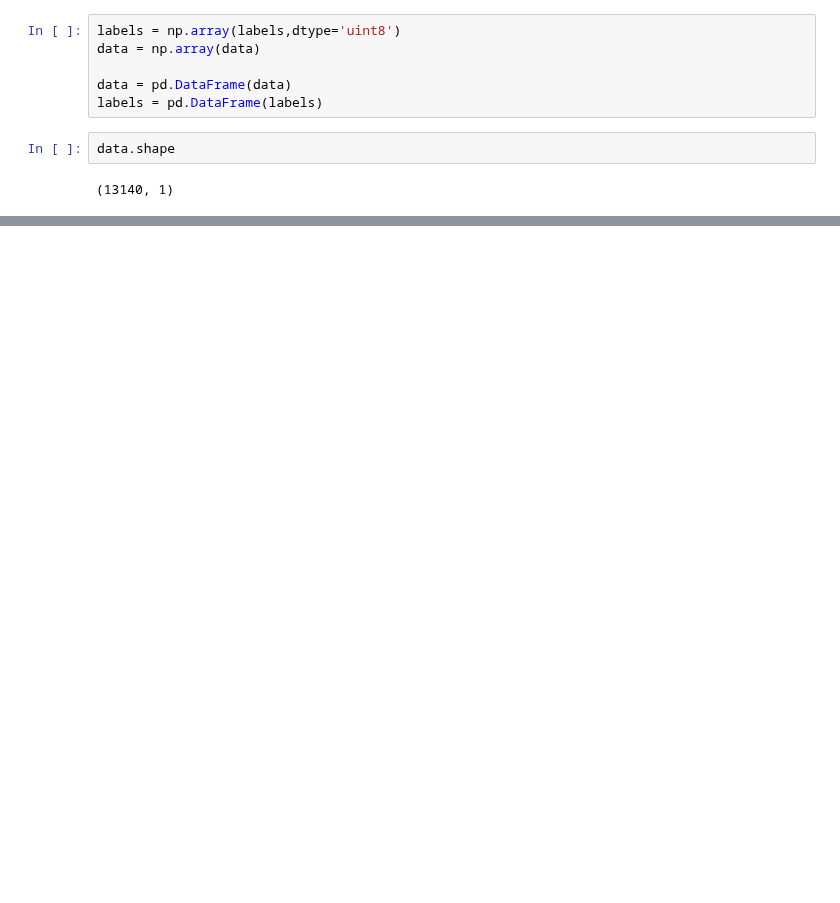
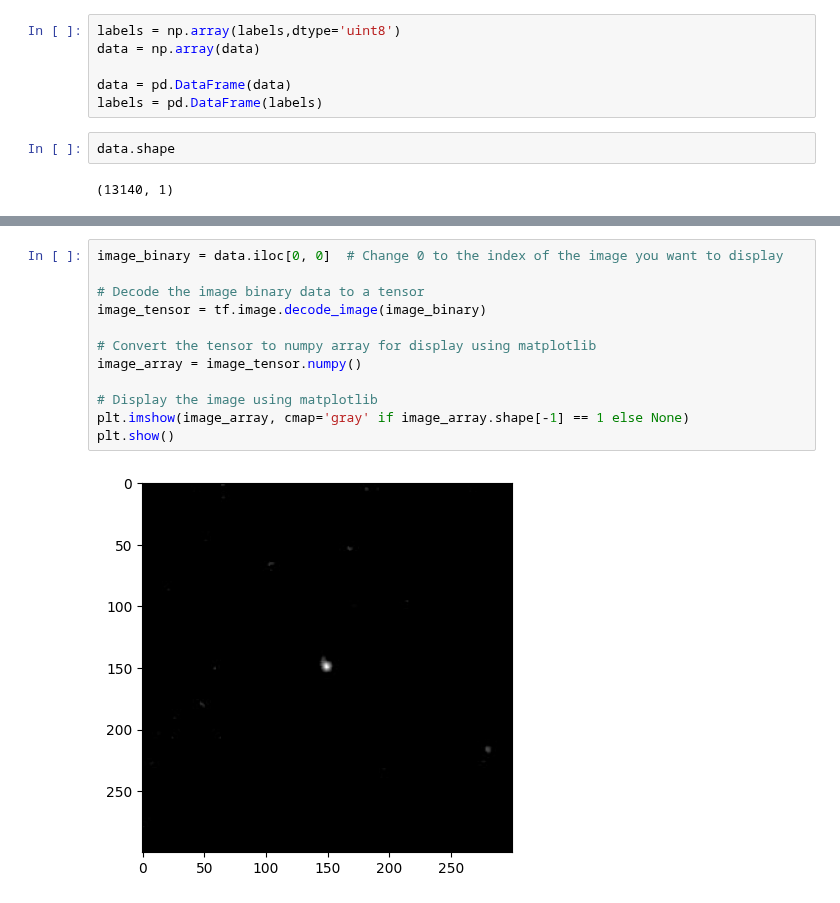
Before and after one commit to FaridRash/DATA-MINING-MACHINE-LEARNING-semester-2-, a Jupyter notebook: The Final Project/Notebooks/Farid/Farid_1st.ipynb, the cells around one changed output, grey strips where cells are left out. Cells and saved outputs as stored; diff of their text form; blank space fills up the shorter version.

```diff
--- a/The Final Project/Notebooks/Farid/Farid_1st.ipynb
+++ b/The Final Project/Notebooks/Farid/Farid_1st.ipynb
@@ -90,0 +110,14 @@ data.shape
+# %%
+image_binary = data.iloc[0, 0]  # Change 0 to the index of the image you want to display
+
+# Decode the image binary data to a tensor
+image_tensor = tf.image.decode_image(image_binary)
+
+# Convert the tensor to numpy array for display using matplotlib
+image_array = image_tensor.numpy()
+
+# Display the image using matplotlib
+plt.imshow(image_array, cmap='gray' if image_array.shape[-1] == 1 else None)
+plt.show()
+# %% [output]
+[figure, added]
```
Also changed, not shown: parts of 7 cells of this notebook.
